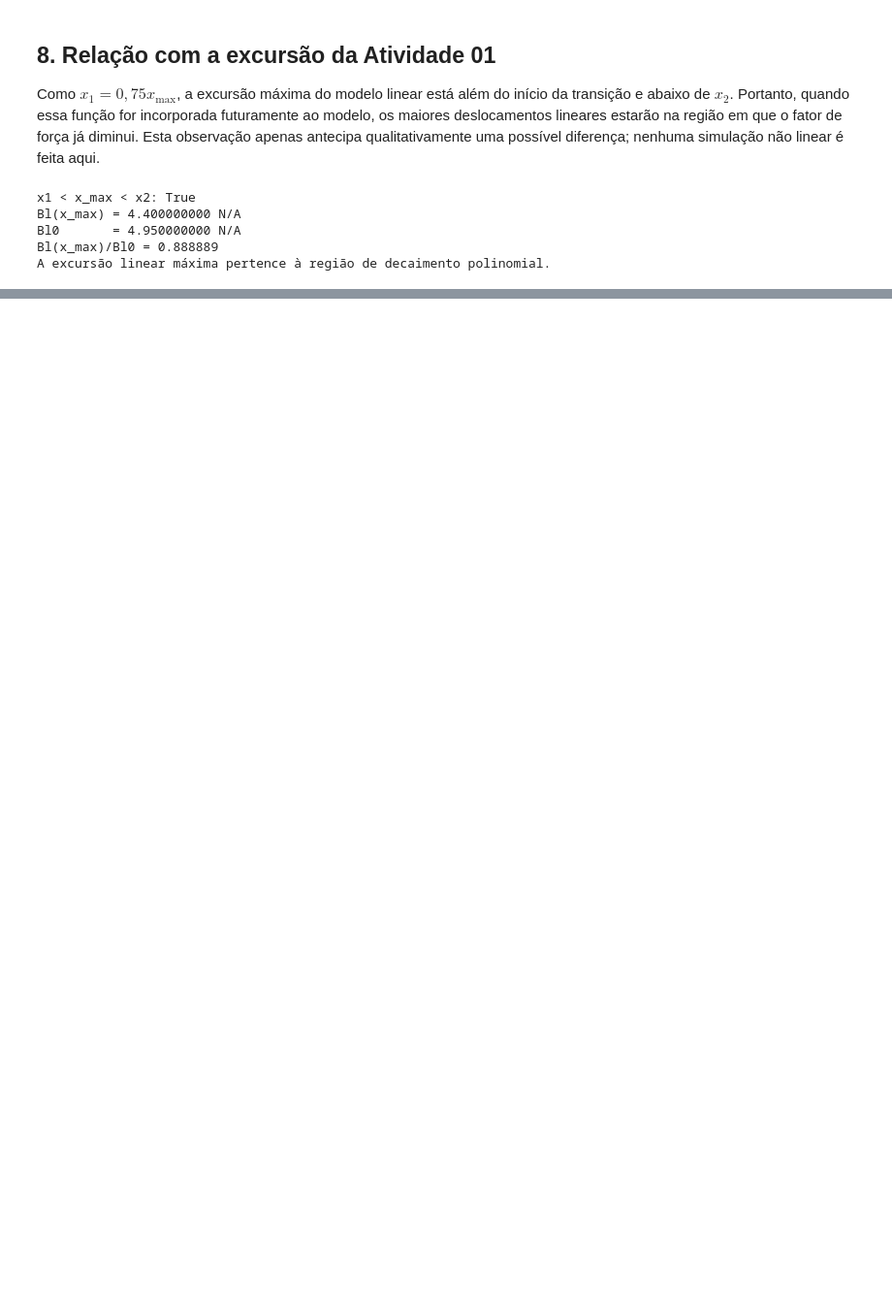
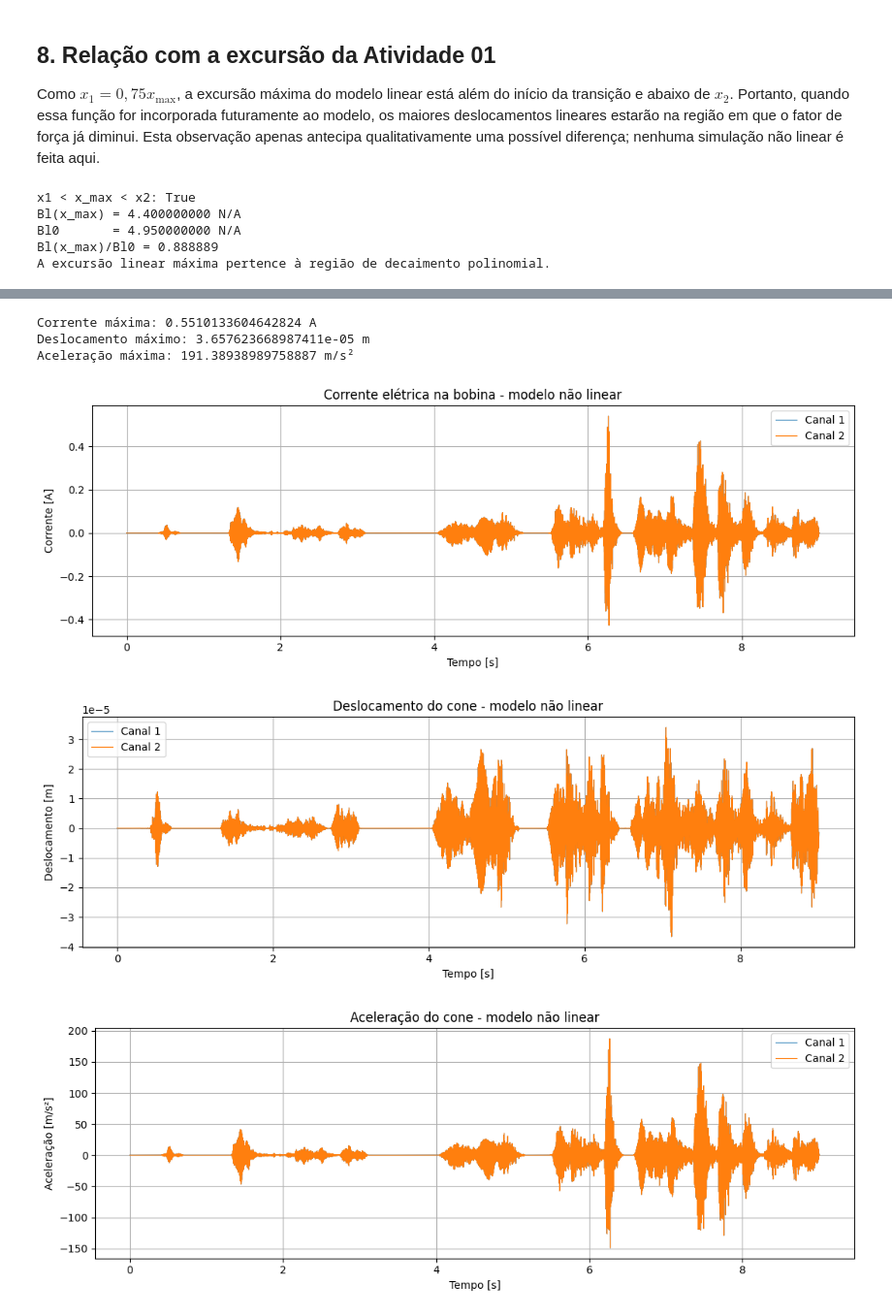
Before and after one commit to gregory-vs/multifisica_experimental, a Jupyter notebook: Trabalho-Computacional-02/notebooks/TC02.ipynb, the cells around one changed output, grey strips where cells are left out. Shown at 97% size. Cells and saved outputs as stored; diff of their text form; code cells hidden in the pictures; blank space fills up the shorter version.

```diff
--- a/Trabalho-Computacional-02/notebooks/TC02.ipynb
+++ b/Trabalho-Computacional-02/notebooks/TC02.ipynb
@@ -679,0 +725,70 @@ A excursão linear máxima pertence à região de decaimento polinomial.
+# %%
+# ============================================================
+# Grandezas de saída do modelo não linear
+# ============================================================
+
+nonlinear_states = np.stack(
+    [solution.y.T for solution in nonlinear_solutions],
+    axis=2
+)
+
+current_nl = nonlinear_states[:, 0, :]
+displacement_nl = nonlinear_states[:, 1, :]
+velocity_nl = nonlinear_states[:, 2, :]
+
+# Bl(x) deve ser calculado para cada valor de deslocamento
+Bl_nl = force_factor_nonlinear(displacement_nl)
+
+acceleration_nl = (
+    (Bl_nl / m) * current_nl
+    - (k / m) * displacement_nl
+    - (b / m) * velocity_nl
+)
+
+print(
+    "Corrente máxima:",
+    np.max(np.abs(current_nl)),
+    "A"
+)
+
+print(
+    "Deslocamento máximo:",
+    np.max(np.abs(displacement_nl)),
+    "m"
+)
+
+print(
+    "Aceleração máxima:",
+    np.max(np.abs(acceleration_nl)),
+    "m/s²"
+)
+# %% [output]
+Corrente máxima: 0.5510133604642824 A
+Deslocamento máximo: 3.657623668987411e-05 m
+Aceleração máxima: 191.38938989758887 m/s²
+# %%
+# ============================================================
+# Resposta temporal do modelo não linear
+# ============================================================
+
+plot_channels(
+    current_nl,
+    "Corrente [A]",
+    "Corrente elétrica na bobina - modelo não linear"
+)
+
+plot_channels(
+    displacement_nl,
+    "Deslocamento [m]",
+    "Deslocamento do cone - modelo não linear"
+)
+
+plot_channels(
+    acceleration_nl,
+    "Aceleração [m/s²]",
+    "Aceleração do cone - modelo não linear"
+)
+# %% [output]
+[figure, added]
+[figure, added]
+[figure, added]
```
Also changed, not shown: parts of 16 cells of this notebook, 2 other files.
